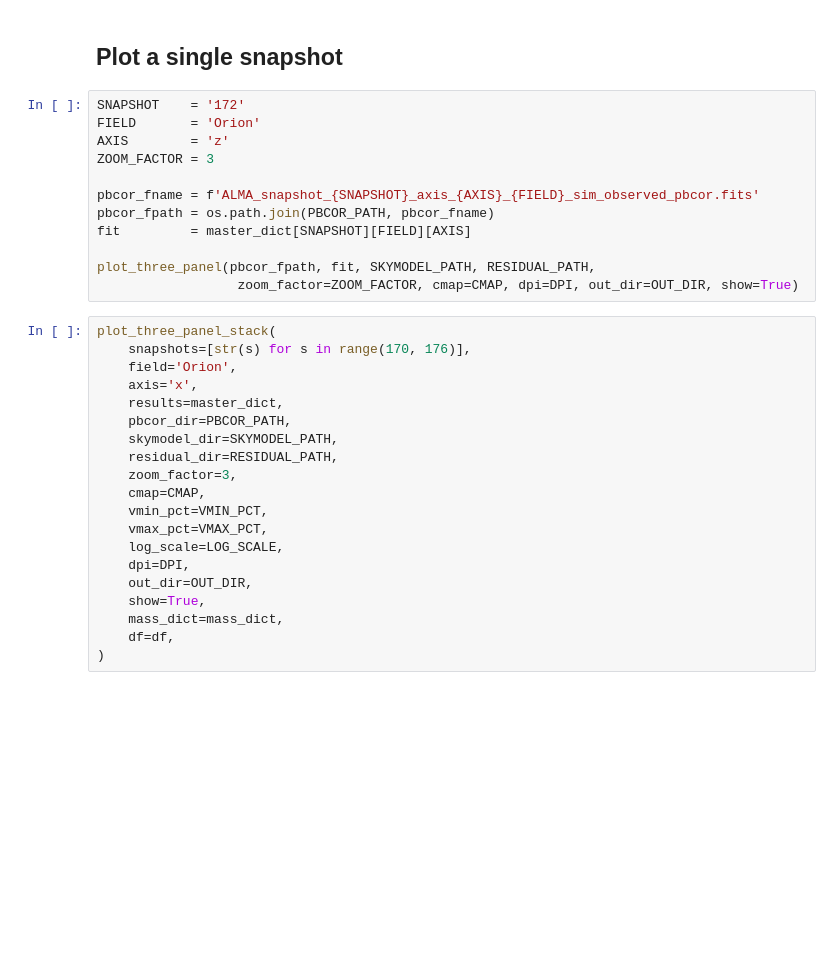
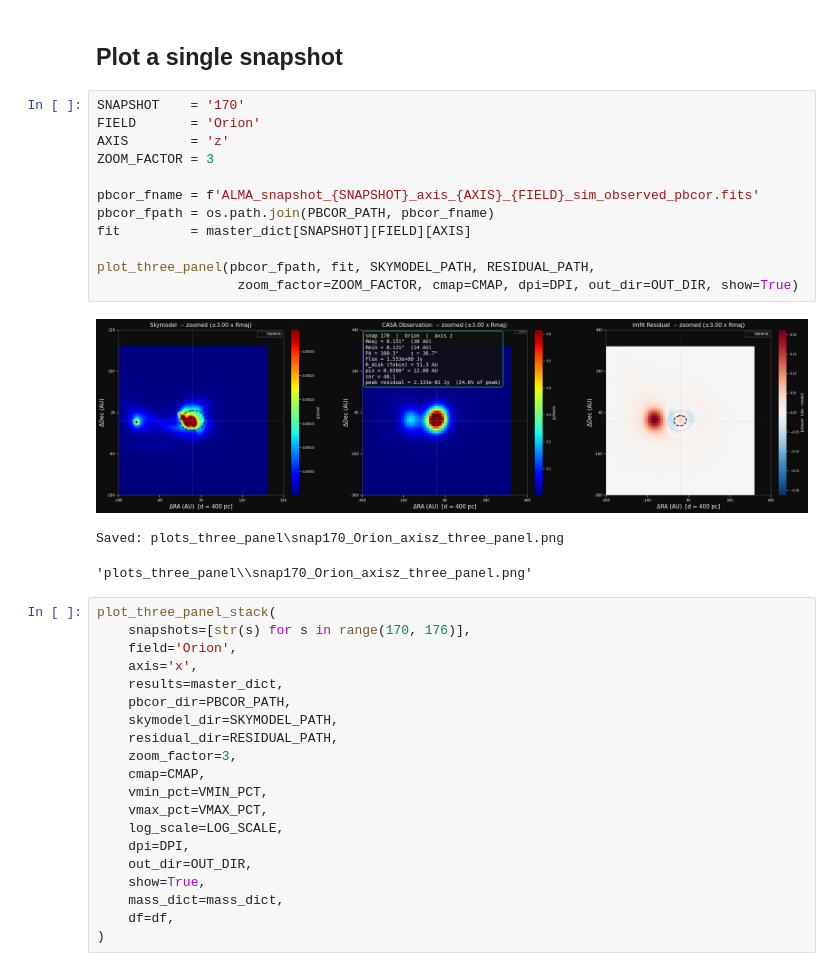
Before and after one commit to Nachiket-Yadav/Synthetic_Observation, a Jupyter notebook: plot_three_panel.ipynb, the cells around one changed output. Saved outputs shown, nothing was run; the diff lists cells and outputs as text; blank space fills up the shorter version.

```diff
--- a/plot_three_panel.ipynb
+++ b/plot_three_panel.ipynb
@@ -171,17 +171,21 @@ plt.rcParams.update({
 # %% [markdown]
 ## Plot a single snapshot
 # %%
-SNAPSHOT    = '172'
+SNAPSHOT    = '170'
 FIELD       = 'Orion'
 AXIS        = 'z'
 ZOOM_FACTOR = 3
 
 pbcor_fname = f'ALMA_snapshot_{SNAPSHOT}_axis_{AXIS}_{FIELD}_sim_observed_pbcor.fits'
 pbcor_fpath = os.path.join(PBCOR_PATH, pbcor_fname)
 fit         = master_dict[SNAPSHOT][FIELD][AXIS]
 
 plot_three_panel(pbcor_fpath, fit, SKYMODEL_PATH, RESIDUAL_PATH,
                   zoom_factor=ZOOM_FACTOR, cmap=CMAP, dpi=DPI, out_dir=OUT_DIR, show=True)
+# %% [output]
+[figure, added]
+Saved: plots_three_panel\snap170_Orion_axisz_three_panel.png
+'plots_three_panel\\snap170_Orion_axisz_three_panel.png'
 # %%
 plot_three_panel_stack(
     snapshots=[str(s) for s in range(170, 176)],
```
Also changed, not shown: parts of 1 cell of this notebook, 8 other files.
